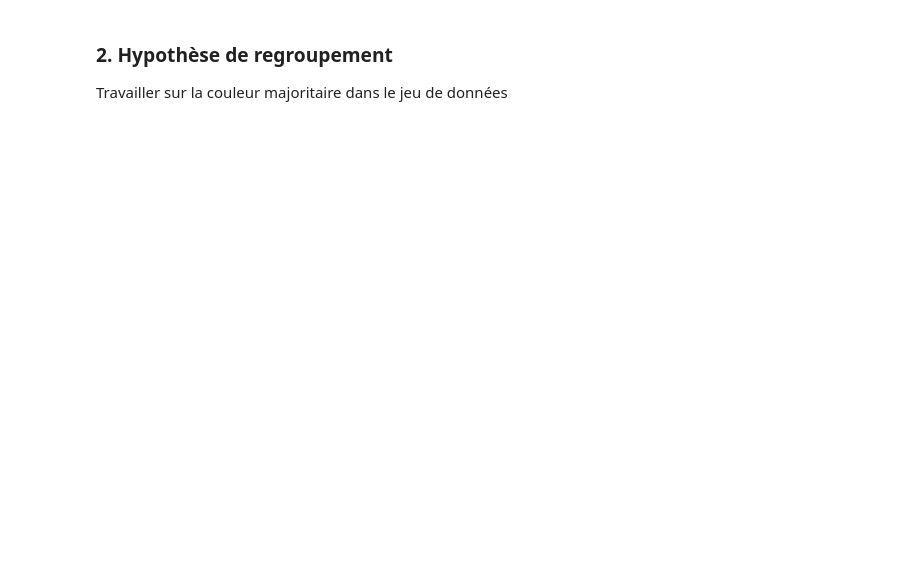
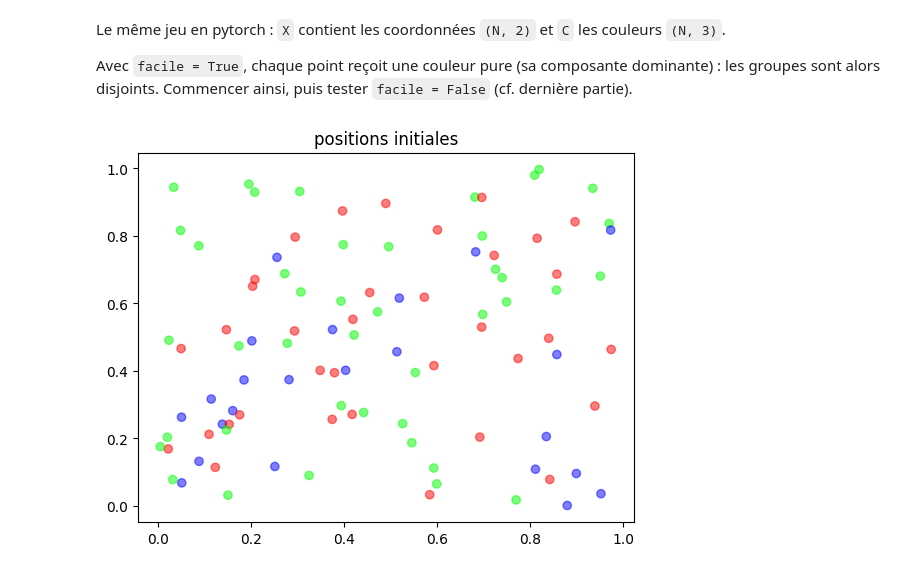
Before and after one commit to tbessadet/Cours-Python, a Jupyter notebook: DeepLearning_vguigue/3-Représentations/notebooks/3_1-triplet-loss.ipynb, the cells around one changed output. Saved outputs shown, nothing was run; the diff lists cells and outputs as text; code cells hidden in the pictures; blank space fills up the shorter version.

```diff
--- a/DeepLearning_vguigue/3-Représentations/notebooks/3_1-triplet-loss.ipynb
+++ b/DeepLearning_vguigue/3-Représentations/notebooks/3_1-triplet-loss.ipynb
@@ -30,26 +85,18 @@ plt.show()
-# %% [markdown]
-### 2. Hypothèse de regroupement
-
-Travailler sur la couleur majoritaire dans le jeu de données
+# %% [markdown]
+Le même jeu en pytorch : `X` contient les coordonnées `(N, 2)` et `C` les couleurs `(N, 3)`.
+
+Avec `facile = True`, chaque point reçoit une couleur pure (sa composante dominante) : les groupes sont alors disjoints. Commencer ainsi, puis tester `facile = False` (cf. dernière partie).
 # %%
-
-# construire le même jeu en pytorch ou transferer les points en pytorch
 N = 100
-
-X = torch.rand(N,2)
-X.requires_grad = True
-C = torch.rand(N,3) # tirage aléatoire RGB
-
-# si X contient les coordonnées (N,2)
-# et C les couleurs (N,3)
-# la commande suivante fait l'affichage
+X = torch.rand(N, 2)        # positions initiales
+C = torch.rand(N, 3)        # couleurs RGB
 
 facile = True
 if facile:
-    # pour faire des données plus faciles : soit rouge, soit verte, soit bleu
-    indc = C.argmax(1)
-    C2 = torch.zeros(N,3)
-    for i,j in enumerate(indc): C2[i,j]=1
-    C = C2
+    # données plus faciles : soit rouge, soit vert, soit bleu (one-hot de la composante dominante)
+    C = F.one_hot(C.argmax(1), 3).float()
 
-plt.scatter(X[:,0].detach(), X[:,1].detach(), c=C.numpy(), alpha=0.5)
+plt.scatter(X[:, 0], X[:, 1], c=C.numpy(), alpha=0.5)
+plt.title("positions initiales");
+# %% [output]
+[figure, added]
```
Also changed, not shown: parts of 28 cells of this notebook, 6 other files.
